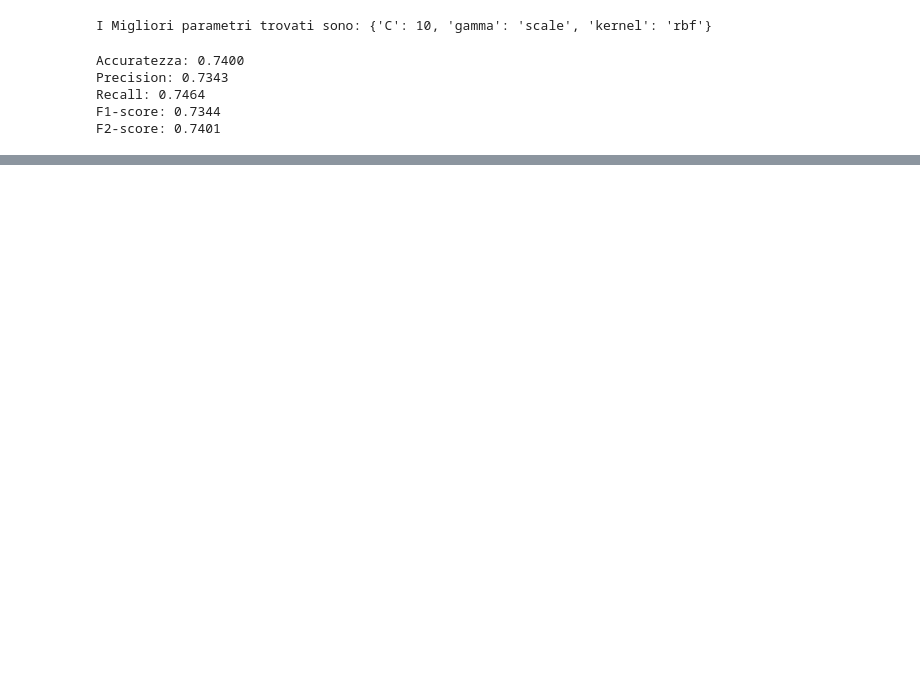
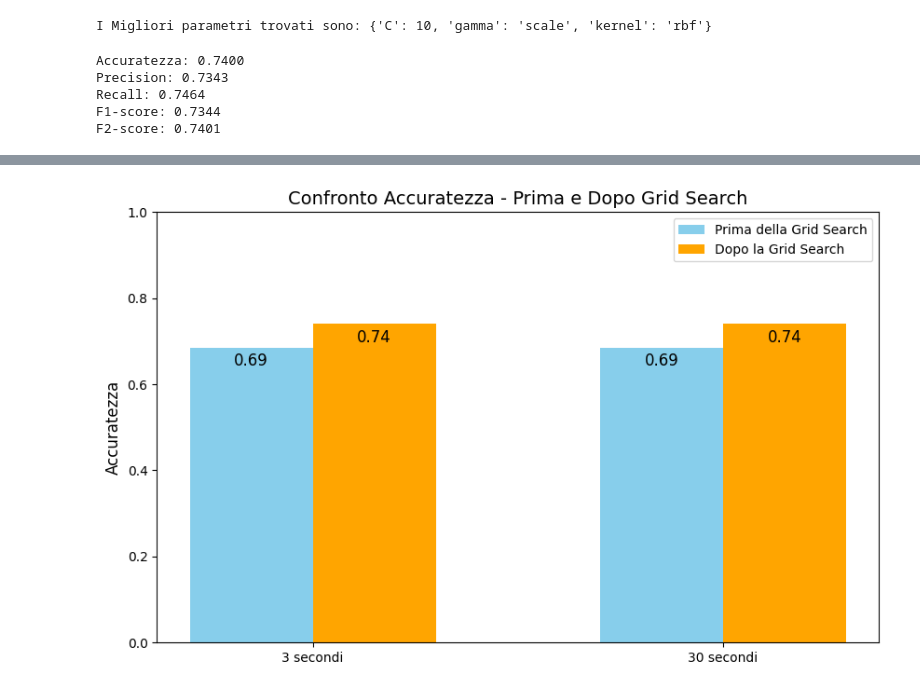
Before and after one commit to DavideOrienti/Progetto-MachineLearning, a Jupyter notebook: svm.ipynb, the cells around one changed output, grey strips where cells are left out. Drawn from its saved outputs; the diff is of its cells as text; code cells hidden in the pictures; blank space fills up the shorter version.

```diff
--- a/svm.ipynb
+++ b/svm.ipynb
@@ -236,0 +139,4 @@ SyntaxError: invalid syntax (2927542547.py, line 5)
+# %%
+ConfrontoGrafico_30_e_3(before_3sec,before_30sec,after_3sec,after_30sec)
+# %% [output]
+[figure, added]
```
Also changed, not shown: parts of 13 cells of this notebook, 2 other files.
